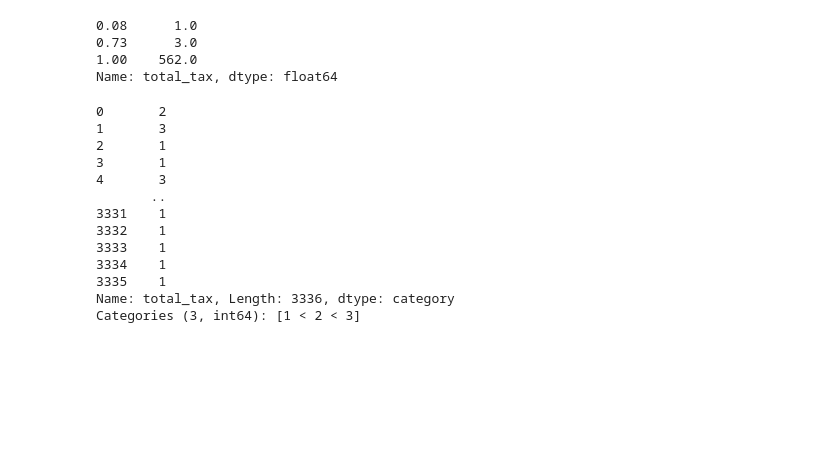
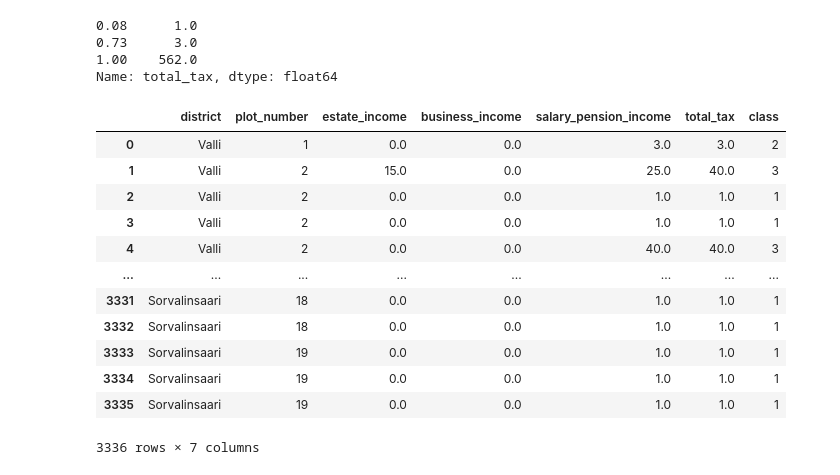
Before and after one commit to AnttiHaerkoenen/spatial_segregation, a Jupyter notebook: notebooks/building_material_1640-1880.ipynb, the cells around one changed output. Saved outputs shown, nothing was run; the diff lists cells and outputs as text; code cells hidden in the pictures; blank space fills up the shorter version.

```diff
--- a/notebooks/building_material_1640-1880.ipynb
+++ b/notebooks/building_material_1640-1880.ipynb
@@ -35,21 +35,22 @@ Name: total_tax, dtype: float64
 # %%
 classes = pd.cut(
     income_1880.total_tax,
     bins=[0] + list(breaks),
     labels=[1, 2, 3],
 )
-classes
+income_1880['class'] = classes
+income_1880
 # %% [output]
+|  | district | plot_number | estate_income | business_income | salary_pension_income | total_tax | class |
+| 0 | Valli | 1 | 0.0 | 0.0 | 3.0 | 3.0 | 2 |
+| 1 | Valli | 2 | 15.0 | 0.0 | 25.0 | 40.0 | 3 |
+| 2 | Valli | 2 | 0.0 | 0.0 | 1.0 | 1.0 | 1 |
+| 3 | Valli | 2 | 0.0 | 0.0 | 1.0 | 1.0 | 1 |
+| 4 | Valli | 2 | 0.0 | 0.0 | 40.0 | 40.0 | 3 |
+| ... | ... | ... | ... | ... | ... | ... | ... |
+| 3331 | Sorvalinsaari | 18 | 0.0 | 0.0 | 1.0 | 1.0 | 1 |
+| 3332 | Sorvalinsaari | 18 | 0.0 | 0.0 | 1.0 | 1.0 | 1 |
+| 3333 | Sorvalinsaari | 19 | 0.0 | 0.0 | 1.0 | 1.0 | 1 |
+| 3334 | Sorvalinsaari | 19 | 0.0 | 0.0 | 1.0 | 1.0 | 1 |
+| 3335 | Sorvalinsaari | 19 | 0.0 | 0.0 | 1.0 | 1.0 | 1 |
-0       2
-1       3
-2       1
-3       1
-4       3
-       ..
-3331    1
-3332    1
-3333    1
-3334    1
-3335    1
-Name: total_tax, Length: 3336, dtype: category
-Categories (3, int64): [1 < 2 < 3]
+3336 rows × 7 columns
```
Also changed, not shown: parts of 6 cells of this notebook, 2 other files.
